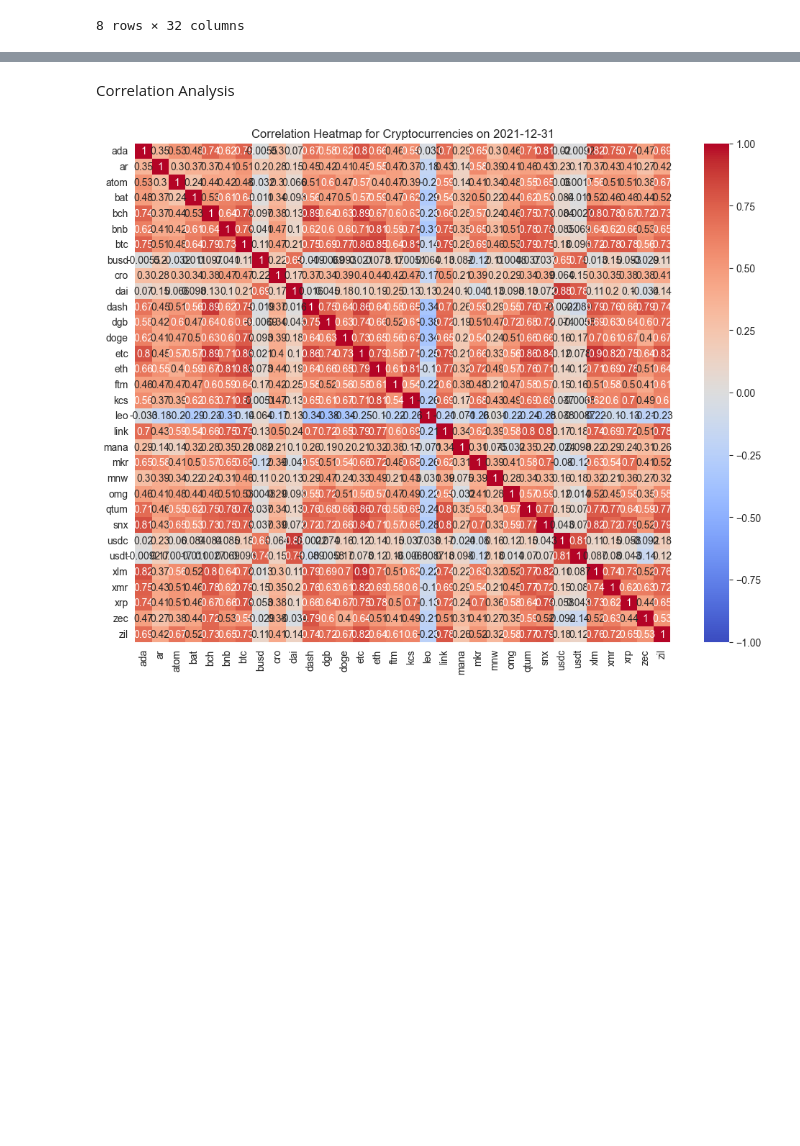
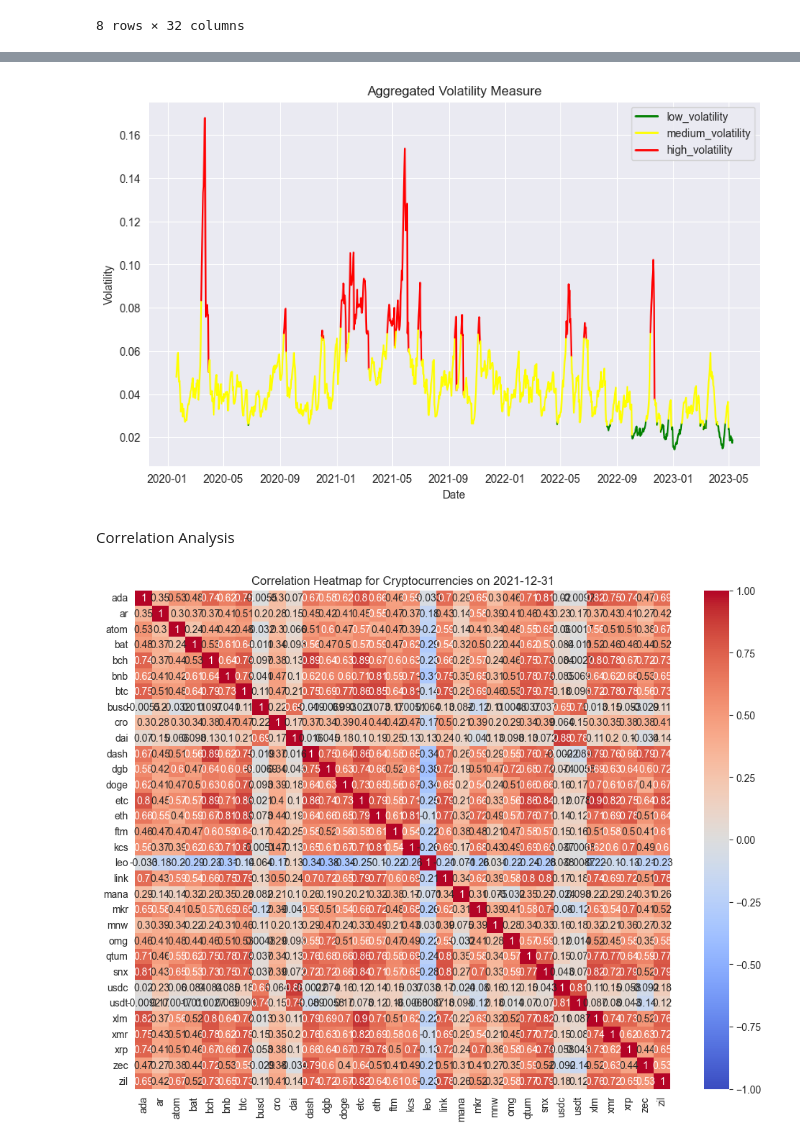
Before and after one commit to kcthomasleung/Crypto-Portfolio-Optimisation, a Jupyter notebook: Cryptocurrency_Portfolio_Optimization.ipynb, the cells around one changed output, grey strips where cells are left out. Cells and saved outputs as stored; diff of their text form; code cells hidden in the pictures; blank space fills up the shorter version.

```diff
--- a/Cryptocurrency_Portfolio_Optimization.ipynb
+++ b/Cryptocurrency_Portfolio_Optimization.ipynb
@@ -296,3 +301,47 @@ agg_ema_volatility.loc[:, 'market_condition'] = market_conditions
+# %%
+# plot market volatility colour coded
+def plot_market_volatility(dates, ema_volatility, market_conditions):
+    # Define color mapping for market conditions
+    color_map = {'low_volatility': 'green',
+                 'medium_volatility': 'yellow',
+                 'high_volatility': 'red'}
+
+    plt.figure(figsize=(10, 6))
+
+    prev_index = 0
+    prev_condition = market_conditions[0]
+
+    for index, condition in enumerate(market_conditions[1:], 1):
+        if condition != prev_condition:
+            plt.plot(dates[prev_index:index+1], ema_volatility[prev_index:index+1],
+                     color=color_map[prev_condition], label=prev_condition)
+            prev_index = index
+            prev_condition = condition
+
+    plt.plot(dates[prev_index:], ema_volatility[prev_index:],
+             color=color_map[prev_condition], label=prev_condition)
+
+    plt.xlabel('Date')
+    plt.ylabel('Volatility')
+    plt.title('Aggregated Volatility Measure')
+    plt.grid(True)
+
+    # Create custom legend
+    custom_lines = [plt.Line2D([0], [0], color=color_map[cond], lw=2) for cond in color_map]
+    plt.legend(custom_lines, list(color_map.keys()))
+
+    plt.show()
+
+
+# Example data (replace with your actual data)
+dates = agg_ema_volatility.index
+volatility = agg_ema_volatility['average_volatility']
+market_conditions = agg_ema_volatility['market_condition']
+
+# Call the function with your data
+plot_market_volatility(dates, volatility, market_conditions)
+# %% [output]
+[figure, added]
 # %% [markdown]
 Correlation Analysis
 # %%
```
Also changed, not shown: parts of 3 cells of this notebook.
